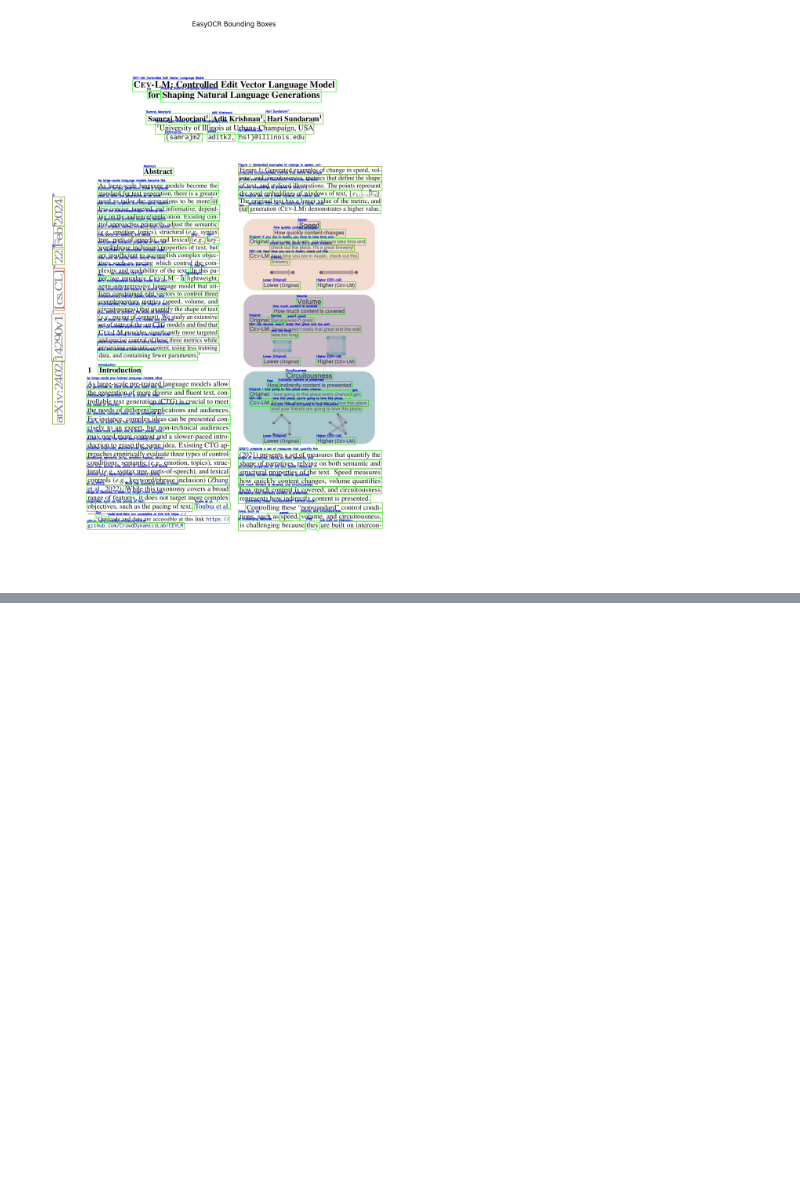
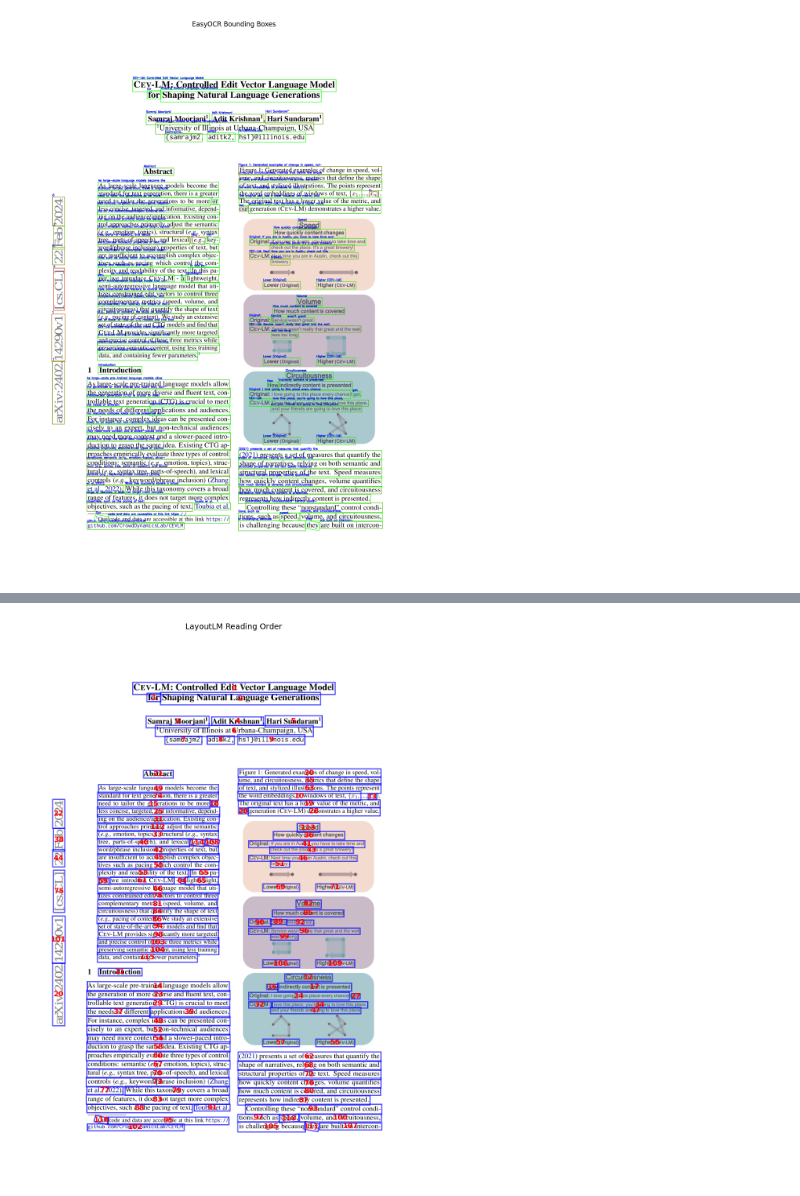
Before and after one commit to Julien-Pgn/SciRex, a Jupyter notebook: notebooks/ocr.ipynb, the cells around one changed output, grey strips where cells are left out. Drawn from its saved outputs; the diff is of its cells as text; code cells hidden in the pictures; blank space fills up the shorter version.

Commit message:
Agentic OCR on the way: layout reader + easyOCR - Done

```diff
--- a/notebooks/ocr.ipynb
+++ b/notebooks/ocr.ipynb
@@ -204,0 +193,9 @@ Error:
+# %%
+from transformers import LayoutLMv3ForTokenClassification
+from src.scirex.layoutreader.v3.helpers import prepare_inputs, boxes2inputs, parse_logits
+
+# Load LayoutReader model
+print("Loading LayoutReader model...")
+model_slug = "hantian/layoutreader"
+layout_model = LayoutLMv3ForTokenClassification.from_pretrained(model_slug)
+print("Model loaded successfully!")
@@ -204,0 +252,38 @@ Error:
+# %%
+import matplotlib.patches as patches
+
+def visualize_reading_order(ocr_regions, image_array, reading_order, title="Reading Order"):
+    """
+    Visualize OCR regions with their reading order numbers using matplotlib.
+    """
+
+    fig, ax = plt.subplots(1, figsize=(10, 14))
+    ax.imshow(cv2.cvtColor(image_array, cv2.COLOR_BGR2RGB))
+
+    # Create order mapping: index -> reading order position
+    order_map = {i: order for i, order in enumerate(reading_order)}
+
+    for i, region in enumerate(ocr_regions):
+        bbox = region.bbox
+        if bbox and len(bbox) >= 4:
+            # Draw polygon
+            ax.add_patch(patches.Polygon(bbox, linewidth=2,
+                                         edgecolor='blue',
+                                         facecolor='none', alpha=0.7))
+            # Add reading order number at center
+            xs = [p[0] for p in bbox]
+            ys = [p[1] for p in bbox]
+            ax.text(sum(xs)/len(xs), sum(ys)/len(ys),
+                    str(order_map.get(i, i)),
+                    fontsize=13, color='red',
+                    ha='center', va='center', fontweight='bold')
+
+    ax.set_title(title, fontsize=14)
+    ax.axis('off')
+    plt.tight_layout()
+    plt.show()
+
+visualize_reading_order(ocr_regions, img,
+                        reading_order, "LayoutLM Reading Order")
+# %% [output]
+[figure, added]
```
Also changed, not shown: parts of 16 cells of this notebook, 7 other files.
